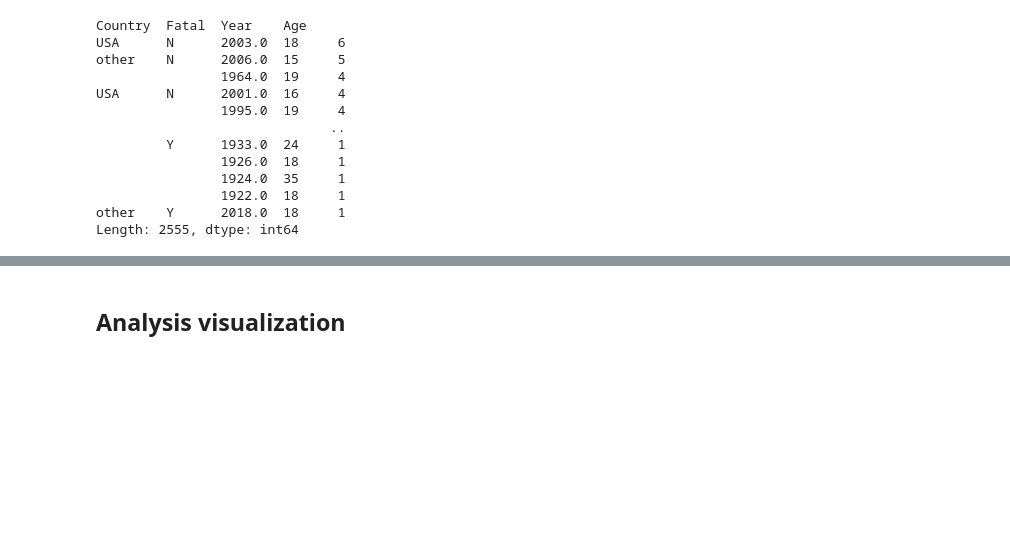
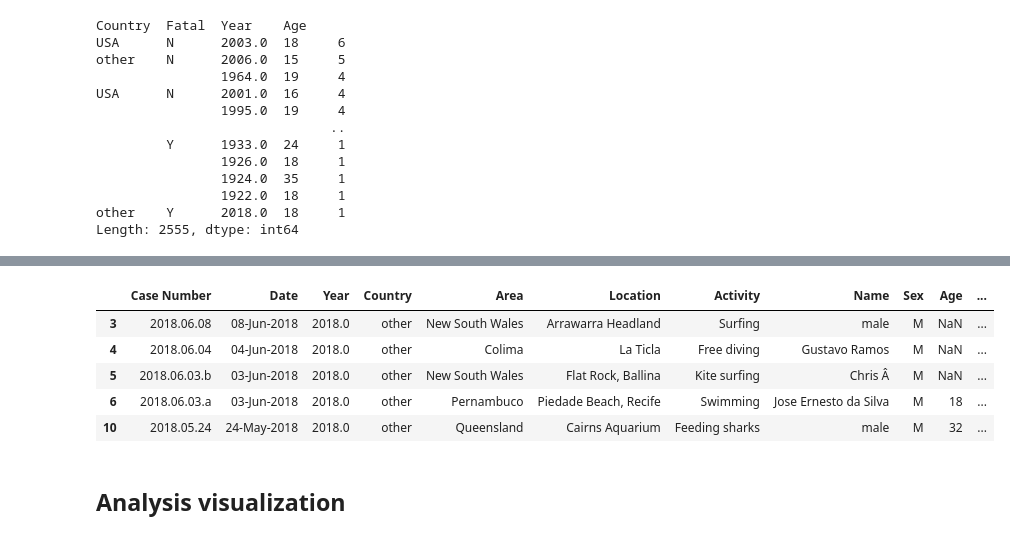
Before and after one commit to angelanavarrog/Pandas-project-Sharks-attacks, a Jupyter notebook: Output/Analysis.ipynb, the cells around one changed output, grey strips where cells are left out. Cells and saved outputs as stored; diff of their text form; code cells hidden in the pictures; blank space fills up the shorter version.

```diff
--- a/Output/Analysis.ipynb
+++ b/Output/Analysis.ipynb
@@ -29,2 +80,15 @@ hipothesis = final_attacks.groupby(["Country","Fatal","Year", "Age"])
+# %%
+# To filter only data in Country when value is "other"
+
+other = final_attacks.loc[: , 'Country'] == 'other'
+rest_attacks = final_attacks.loc[other]
+rest_attacks.head()
+# %% [output]
+|  | Case Number | Date | Year | Country | Area | Location | Activity | Name | Sex | Age | ... |
+| 3 | 2018.06.08 | 08-Jun-2018 | 2018.0 | other | New South Wales | Arrawarra Headland | Surfing | male | M | NaN | ... |
+| 4 | 2018.06.04 | 04-Jun-2018 | 2018.0 | other | Colima | La Ticla | Free diving | Gustavo Ramos | M | NaN | ... |
+| 5 | 2018.06.03.b | 03-Jun-2018 | 2018.0 | other | New South Wales | Flat Rock, Ballina | Kite surfing | Chris Â | M | NaN | ... |
+| 6 | 2018.06.03.a | 03-Jun-2018 | 2018.0 | other | Pernambuco | Piedade Beach, Recife | Swimming | Jose Ernesto da Silva | M | 18 | ... |
+| 10 | 2018.05.24 | 24-May-2018 | 2018.0 | other | Queensland | Cairns Aquarium | Feeding sharks | male | M | 32 | ... |
 # %% [markdown]
 ## Analysis visualization
```
Also changed, not shown: parts of 13 cells of this notebook, 1 other file.
